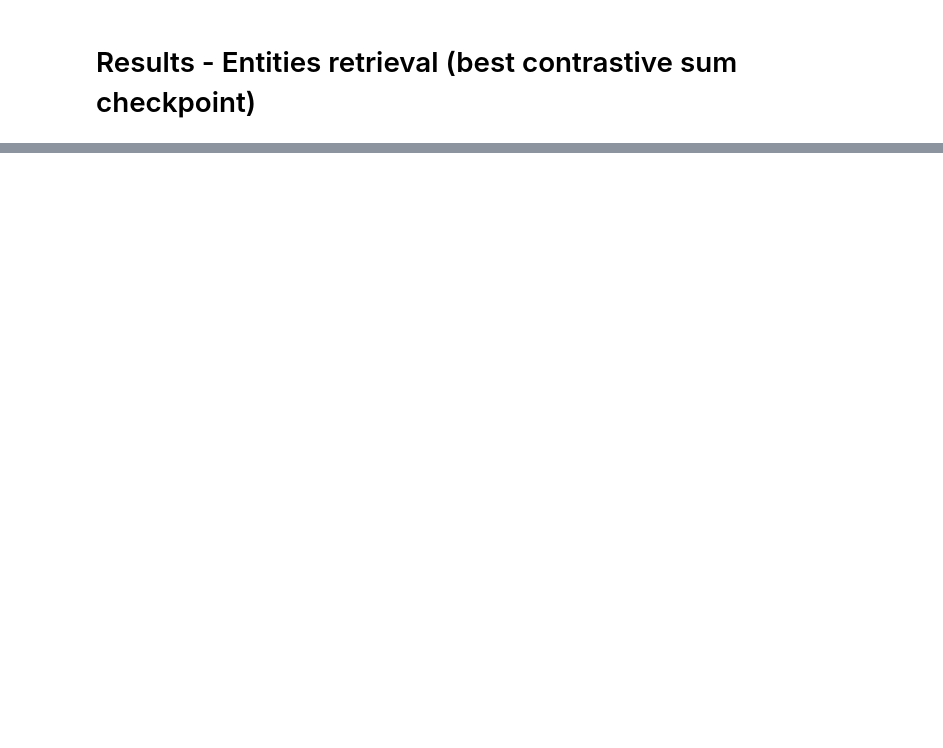
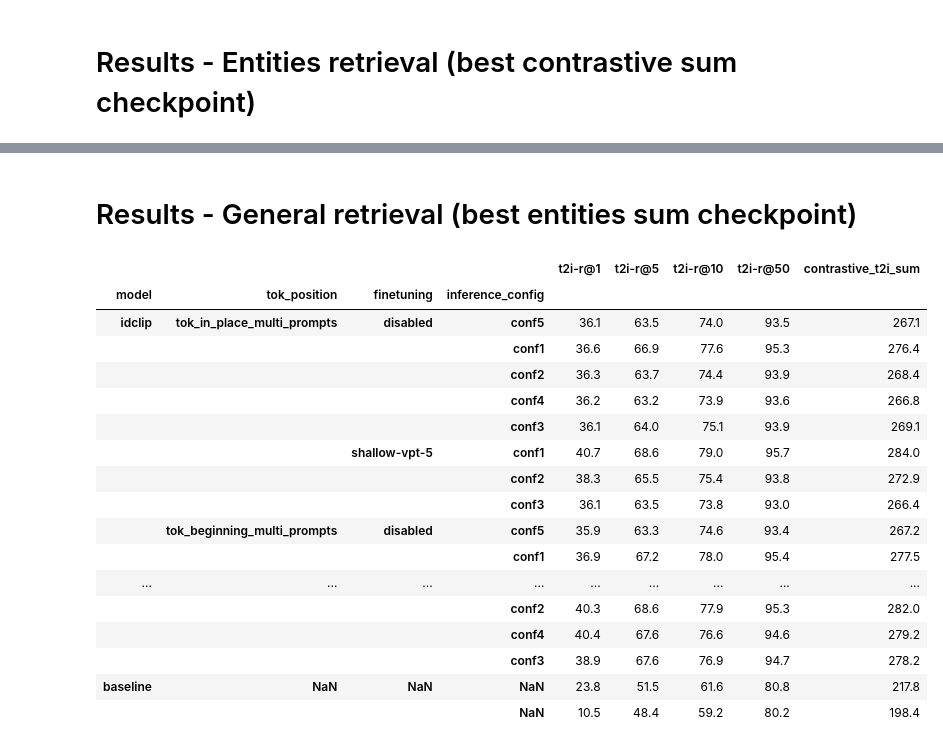
Before and after one commit to mesnico/IdCLIP, a Jupyter notebook: show.ipynb, the cells around one changed output, grey strips where cells are left out. Cells and saved outputs as stored; diff of their text form; code cells hidden in the pictures; blank space fills up the shorter version.

```diff
--- a/show.ipynb
+++ b/show.ipynb
@@ -291,0 +307,61 @@ metrics
+# %% [markdown]
+# Results - General retrieval (best entities sum checkpoint)
+# %%
+# collect all data
+ROOT = "runs"
+
+metrics = collect_all(ROOT, 'best-entities-sum')
+metrics_baselines = collect_all(ROOT, 'original_checkpoint')    # baseline model
+metrics_concat = pd.concat([metrics, metrics_baselines], axis=0, join='outer')
+
+metrics = summarize_metrics(
+    metrics_concat,
+    training_setup=["with_entities", np.nan],
+    finetuning=["disabled", "shallow-vpt-5", np.nan],
+    # tok_position=["tok_in_place_multi_prompts", np.nan],
+    # tok_position_inference=["in_place", None]
+    )
+
+# remove contrastive_sum columns
+metrics.drop(columns="contrastive_sum", inplace=True)
+
+# remove data, translator, tok_position, training-setup, loss, lr, tok_position_inference from the multi index
+metrics.index = metrics.index.droplevel(['data', 'translator', 'training-setup', 'loss', 'lr'])
+
+# reorder columns to t2i-r@1 t2i-r@5 t2i-r@10 t2i-r@50 contrastive_t2i_sum
+metrics = metrics[["t2i-r@1", "t2i-r@5", "t2i-r@10", "t2i-r@50", "contrastive_t2i_sum"]]
+
+# transform in percentage
+metrics = metrics * 100
+
+# latex = render_to_latex(
+#     metrics,
+#     caption="General Retrieval",
+#     clines="skip-last;data",
+#     hrules=True,
+#     column_format="llllccccc",
+#     convert_css=True
+# )
+
+# print(latex)
+
+metrics
+# %% [output]
+|  |  |  |  | t2i-r@1 | t2i-r@5 | t2i-r@10 | t2i-r@50 | contrastive_t2i_sum |
+| model | tok_position | finetuning | inference_config |  |  |  |  |  |
+| idclip | tok_in_place_multi_prompts | disabled | conf5 | 36.1 | 63.5 | 74.0 | 93.5 | 267.1 |
+|  |  |  | conf1 | 36.6 | 66.9 | 77.6 | 95.3 | 276.4 |
+|  |  |  | conf2 | 36.3 | 63.7 | 74.4 | 93.9 | 268.4 |
+|  |  |  | conf4 | 36.2 | 63.2 | 73.9 | 93.6 | 266.8 |
+|  |  |  | conf3 | 36.1 | 64.0 | 75.1 | 93.9 | 269.1 |
+|  |  | shallow-vpt-5 | conf1 | 40.7 | 68.6 | 79.0 | 95.7 | 284.0 |
+|  |  |  | conf2 | 38.3 | 65.5 | 75.4 | 93.8 | 272.9 |
+|  |  |  | conf3 | 36.1 | 63.5 | 73.8 | 93.0 | 266.4 |
+|  | tok_beginning_multi_prompts | disabled | conf5 | 35.9 | 63.3 | 74.6 | 93.4 | 267.2 |
+|  |  |  | conf1 | 36.9 | 67.2 | 78.0 | 95.4 | 277.5 |
+| ... | ... | ... | ... | ... | ... | ... | ... | ... |
+|  |  |  | conf2 | 40.3 | 68.6 | 77.9 | 95.3 | 282.0 |
+|  |  |  | conf4 | 40.4 | 67.6 | 76.6 | 94.6 | 279.2 |
+|  |  |  | conf3 | 38.9 | 67.6 | 76.9 | 94.7 | 278.2 |
+| baseline | NaN | NaN | NaN | 23.8 | 51.5 | 61.6 | 80.8 | 217.8 |
+|  |  |  | NaN | 10.5 | 48.4 | 59.2 | 80.2 | 198.4 |
```
Also changed, not shown: parts of 6 cells of this notebook, 23 other files.
